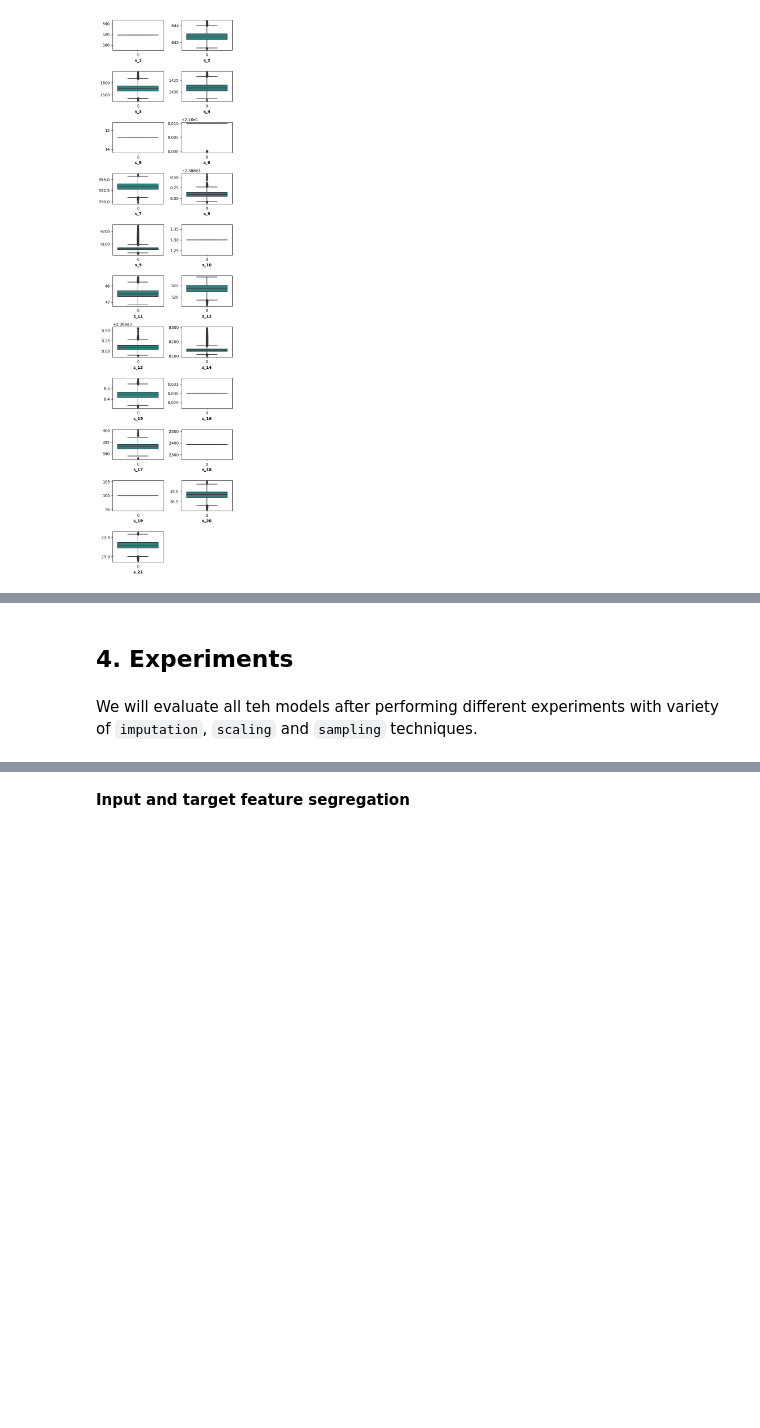
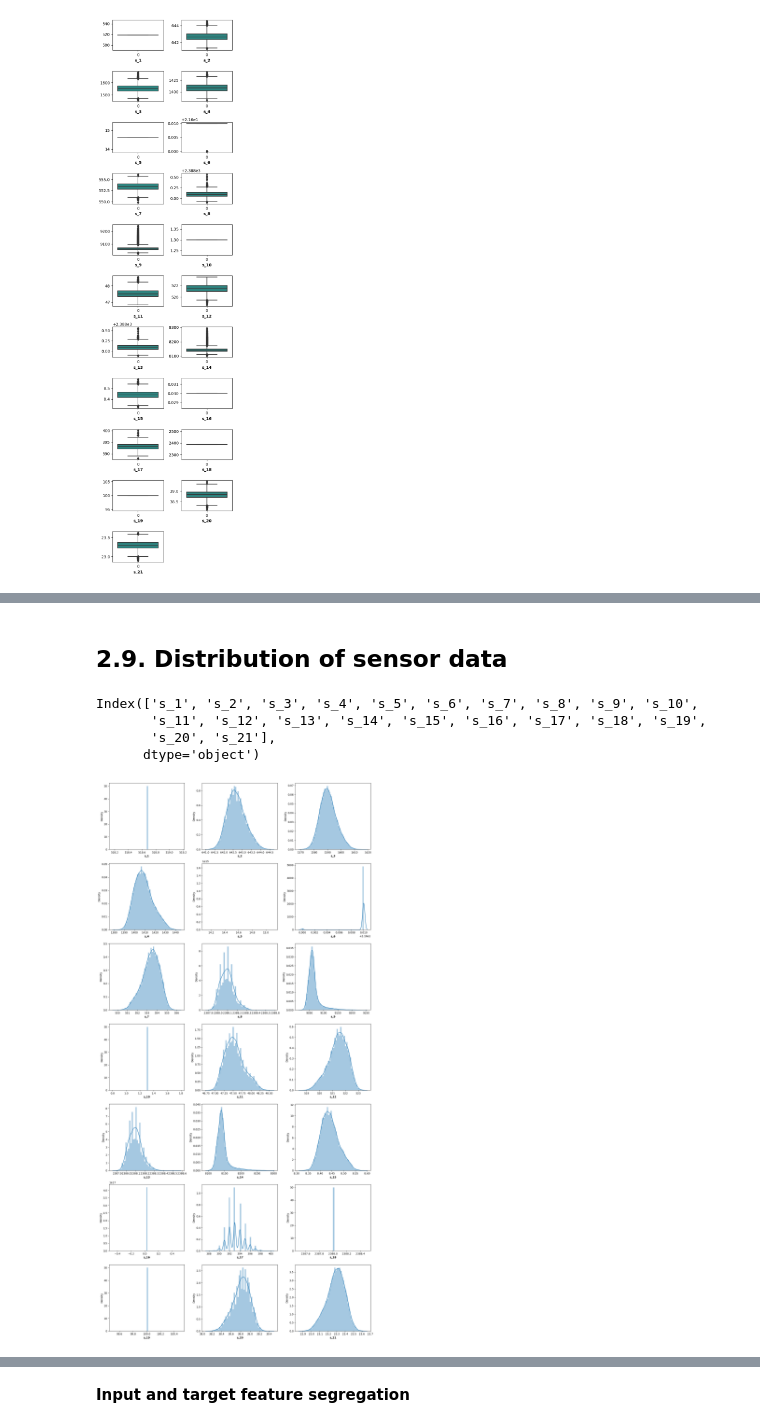
Before and after one commit to AbhijeetSrivastav/Jet-Engine-RUL-Prediction, a Jupyter notebook: research/experiments.ipynb, the cells around one changed output, grey strips where cells are left out. Saved outputs shown, nothing was run; the diff lists cells and outputs as text; code cells hidden in the pictures; blank space fills up the shorter version.

````diff
--- a/research/experiments.ipynb
+++ b/research/experiments.ipynb
@@ -545,4 +414,19 @@ def evaluate_models(X, y, models):
-# %% [markdown]
-## 4. Experiments
-# %% [markdown]
-We will evaluate all teh models after performing different experiments with variety of ```imputation```, ```scaling``` and ```sampling``` techniques.
+# %% [markdown]
+## 2.9. Distribution of sensor data
+# %%
+df_train.columns[5:-1]
+# %% [output]
+Index(['s_1', 's_2', 's_3', 's_4', 's_5', 's_6', 's_7', 's_8', 's_9', 's_10',
+       's_11', 's_12', 's_13', 's_14', 's_15', 's_16', 's_17', 's_18', 's_19',
+       's_20', 's_21'],
+      dtype='object')
+# %%
+plt.figure(figsize=(15, 30))
+
+for i, sensor in enumerate(df_train.columns[5:-1]):
+    plt.subplot(7, 3, i+1)
+    sns.distplot(df_train[sensor])
+    plt.xlabel(sensor, weight="bold")
+    plt.tight_layout()
+# %% [output]
+[figure, added]
````
Also changed, not shown: parts of 73 cells of this notebook.
